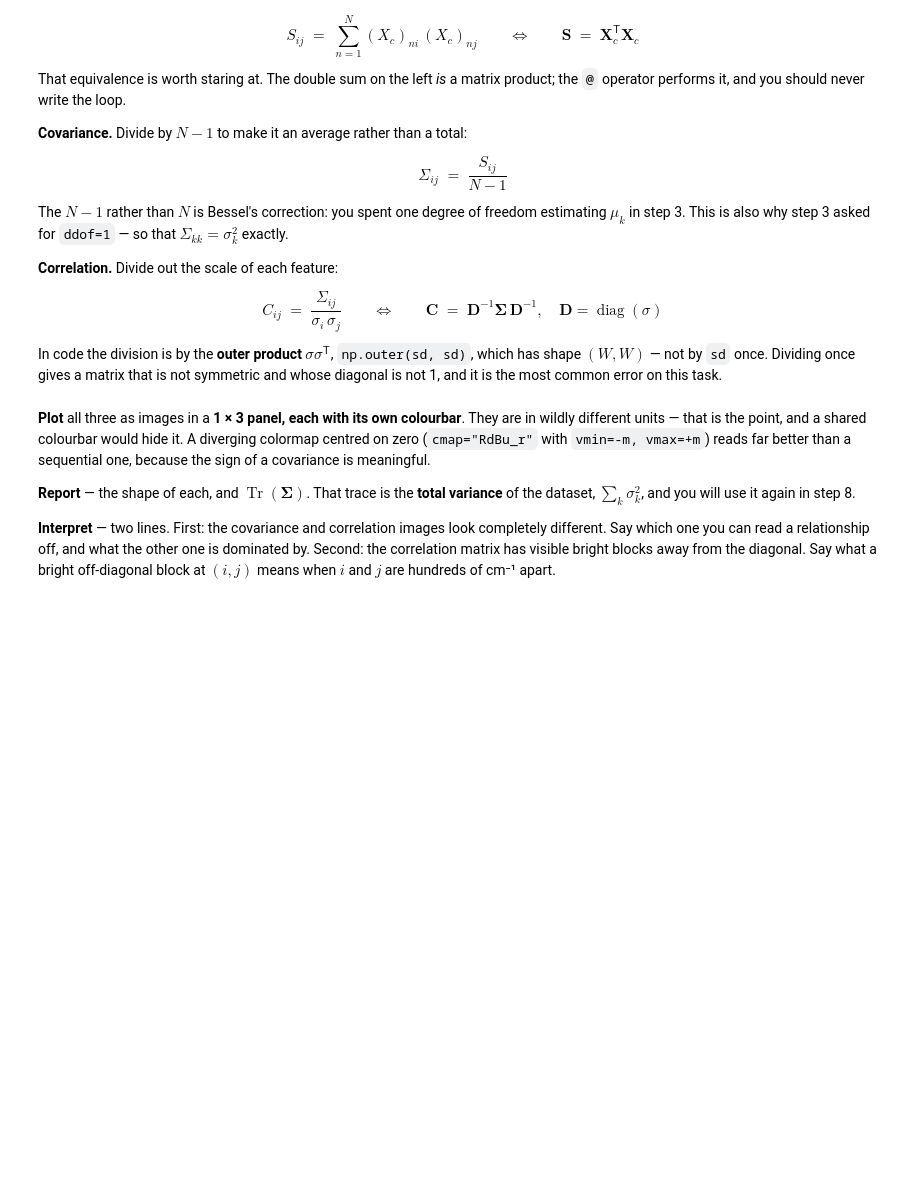
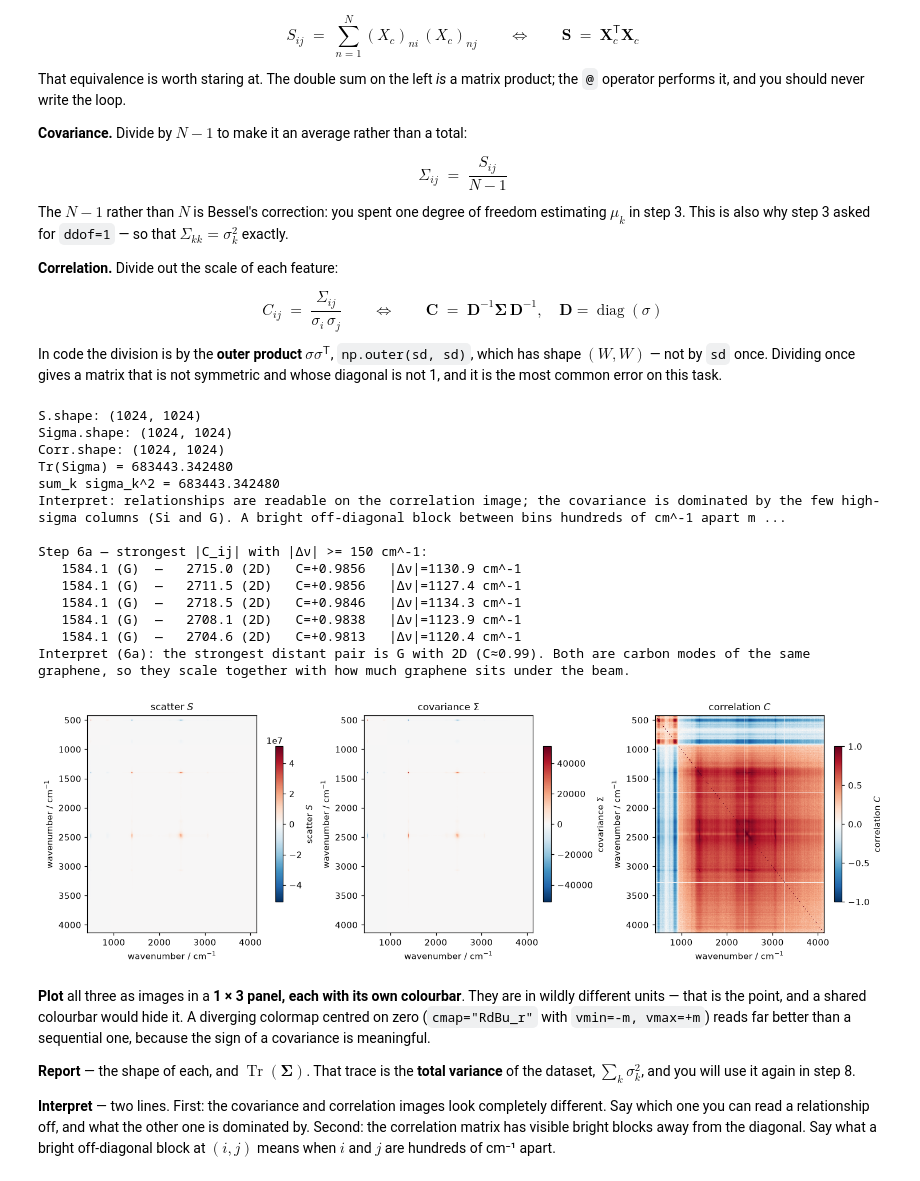
Before and after one commit to Ala-Tang/NUS_AI4S, a Jupyter notebook: AIS5102/B1W2_template.ipynb, the cells around one changed output. Drawn from its saved outputs; the diff is of its cells as text; code cells hidden in the pictures; blank space fills up the shorter version.

```diff
--- a/AIS5102/B1W2_template.ipynb
+++ b/AIS5102/B1W2_template.ipynb
@@ -492,42 +514,56 @@ def _matshow(ax, M, title):
     return im
 
 
-fig, axes = plt.subplots(1, 3, figsize=(13.5, 4.2))
+fig, axes = plt.subplots(1, 3, figsize=(13.5, 4.2), layout="constrained")
 _matshow(axes[0], S, r"scatter $S$")
 _matshow(axes[1], Sigma, r"covariance $\Sigma$")
 _matshow(axes[2], Corr, r"correlation $C$")
-fig.tight_layout()
-plt.show()
 
 print(
     "Interpret: relationships are readable on the correlation image; the "
     "covariance is dominated by the few high-sigma columns (Si and G). A "
     "bright off-diagonal block between bins hundreds of cm^-1 apart means "
     "two distinct Raman bands rise and fall together across the samples."
 )
 
 # Step 6a (optional): strongest |C_ij| with |wn_i - wn_j| >= 150 cm^-1
 W = Corr.shape[0]
 ii, jj = np.triu_indices(W, k=1)
 sep = np.abs(axis[ii] - axis[jj])
 keep = sep >= 150.0
 order = np.argsort(np.abs(Corr[ii[keep], jj[keep]]))[::-1]
 print("\nStep 6a — strongest |C_ij| with |Δν| >= 150 cm^-1:")
 for rank in range(5):
     t = np.flatnonzero(keep)[order[rank]]
     i, j = int(ii[t]), int(jj[t])
     ni, di = nearest_band(axis[i], bands)
     nj, dj = nearest_band(axis[j], bands)
     print(
         f"  {axis[i]:7.1f} ({ni})  —  {axis[j]:7.1f} ({nj})   "
         f"C={Corr[i, j]:+.4f}   |Δν|={abs(axis[i]-axis[j]):.1f} cm^-1"
     )
 
 print(
     "Interpret (6a): the strongest distant pair is G with 2D (C≈0.99). "
     "Both are carbon modes of the same graphene, so they scale together "
     "with how much graphene sits under the beam."
 )
+# %% [output]
+S.shape: (1024, 1024)
+Sigma.shape: (1024, 1024)
+Corr.shape: (1024, 1024)
+Tr(Sigma) = 683443.342480
+sum_k sigma_k^2 = 683443.342480
+Interpret: relationships are readable on the correlation image; the covariance is dominated by the few high-sigma columns (Si and G). A bright off-diagonal block between bins hundreds of cm^-1 apart m ...
+
+Step 6a — strongest |C_ij| with |Δν| >= 150 cm^-1:
+   1584.1 (G)  —   2715.0 (2D)   C=+0.9856   |Δν|=1130.9 cm^-1
+   1584.1 (G)  —   2711.5 (2D)   C=+0.9856   |Δν|=1127.4 cm^-1
+   1584.1 (G)  —   2718.5 (2D)   C=+0.9846   |Δν|=1134.3 cm^-1
+   1584.1 (G)  —   2708.1 (2D)   C=+0.9838   |Δν|=1123.9 cm^-1
+   1584.1 (G)  —   2704.6 (2D)   C=+0.9813   |Δν|=1120.4 cm^-1
+Interpret (6a): the strongest distant pair is G with 2D (C≈0.99). Both are carbon modes of the same graphene, so they scale together with how much graphene sits under the beam.
+[figure, added]
 # %% [markdown]
 **Plot** all three as images in a **1 × 3 panel, each with its own colourbar**. They are in wildly
 different units — that is the point, and a shared colourbar would hide it. A diverging colormap
```
Also changed, not shown: parts of 11 cells of this notebook.
